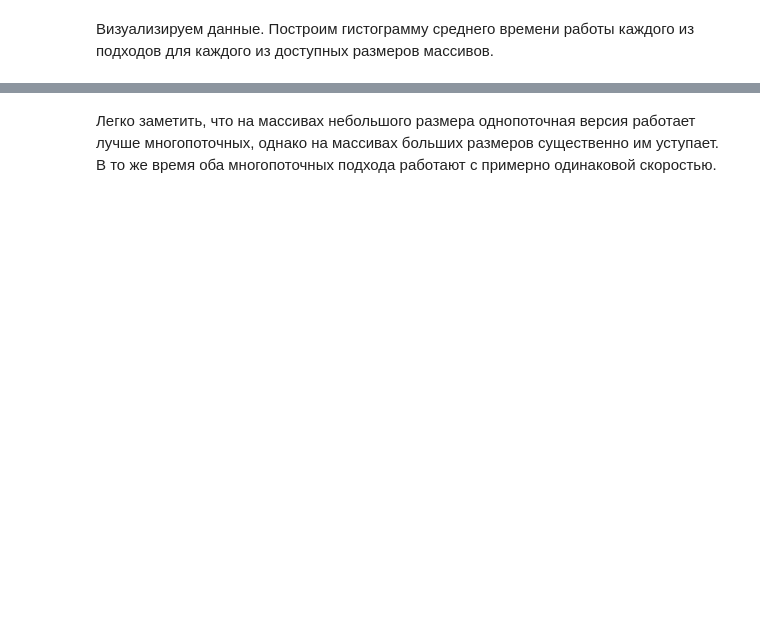
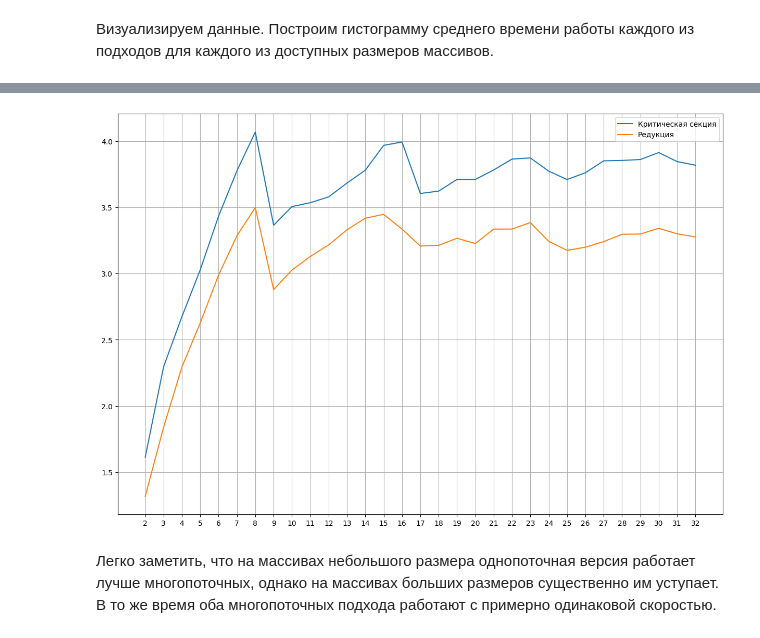
Before and after one commit to SkyWaet/openmp, a Jupyter notebook: python_scripts/vectorMinValue/vectorMinValue.ipynb, the cells around one changed output, grey strips where cells are left out. Drawn from its saved outputs; the diff is of its cells as text; code cells hidden in the pictures; blank space fills up the shorter version.

```diff
--- a/python_scripts/vectorMinValue/vectorMinValue.ipynb
+++ b/python_scripts/vectorMinValue/vectorMinValue.ipynb
@@ -126,2 +193,14 @@ visualize('Среднее затраченное время (в мс)', 'Сра
+# %%
+fig_large, boost_for_large_array_graph = plt.subplots(figsize=(15, 10))
+bfla_critical = plt.plot(
+    x, means_for_multhread.loc[(means_for_multhread['method'] == 'critical_section') & (means_for_multhread['array_size'] == 'large'), 'boost'], label='Критическая секция')
+bfla_reduction = plt.plot(
+    x, means_for_multhread.loc[(means_for_multhread['method'] == 'reduction') & (means_for_multhread['array_size'] == 'large'), 'boost'], label='Редукция')
+
+boost_for_large_array_graph.set_xticks(x, labels)
+boost_for_large_array_graph.legend()
+boost_for_large_array_graph.grid()
+# %% [output]
+[figure, added]
 # %% [markdown]
 Легко заметить, что на массивах небольшого размера однопоточная версия работает лучше многопоточных, однако на массивах больших размеров существенно им уступает. В то же время оба многопоточных подхода работают с примерно одинаковой скоростью.
```
Also changed, not shown: parts of 7 cells of this notebook.
